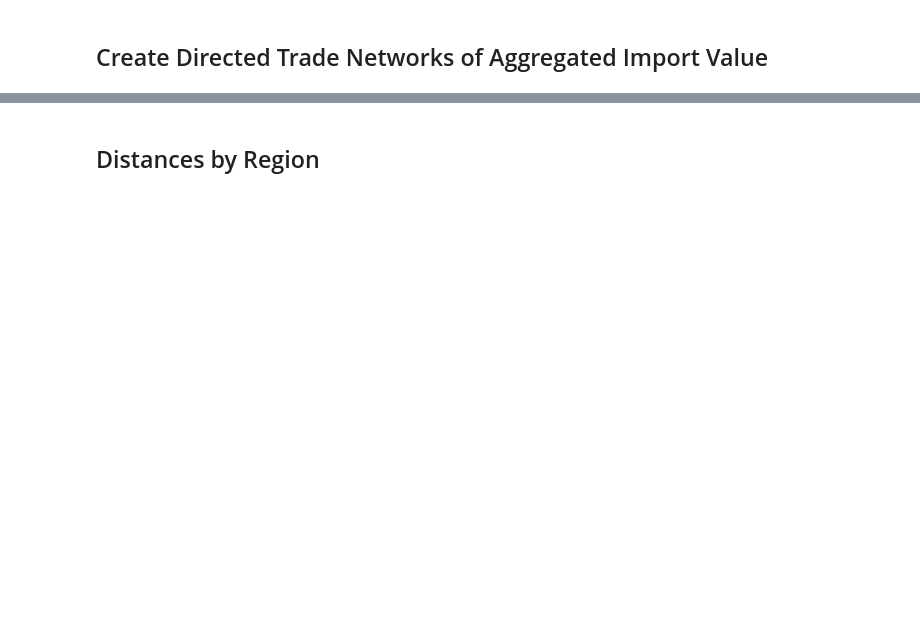
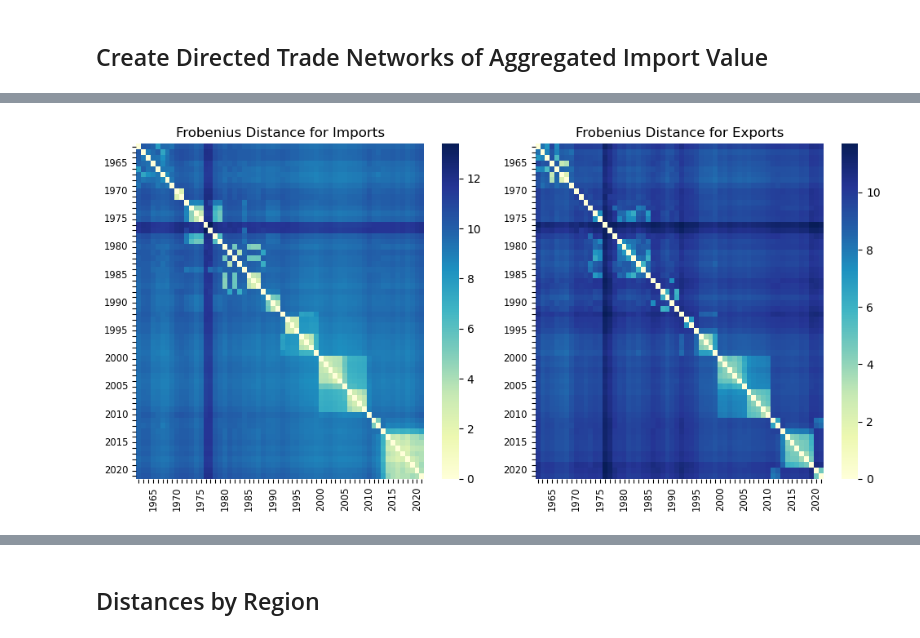
Before and after one commit to soschuetze/Trade-GNN-ChangePoint, a Jupyter notebook: network_exploration.ipynb, the cells around one changed output, grey strips where cells are left out. Drawn from its saved outputs; the diff is of its cells as text; code cells hidden in the pictures; blank space fills up the shorter version.

Commit message:
Distance metrics by region

```diff
--- a/network_exploration.ipynb
+++ b/network_exploration.ipynb
@@ -306,0 +261,6 @@ plt.show()
+# %%
+import_graphs = []
+
+for y in import_percent:
+    G = nx.from_pandas_adjacency(y, create_using=nx.DiGraph())
+    import_graphs.append(G)
@@ -306,0 +347,4 @@ plt.show()
+# %%
+frobenius_distances = pairwise_distance(export_graphs, frobenius_distance)
+# %%
+frobenius_distances_imports = pairwise_distance(import_graphs, frobenius_distance)
@@ -306,0 +364,29 @@ plt.show()
+# %%
+def create_heatmaps(import_distances, export_distances, distance_name):
+    # Create subplots
+    years = range(1962,2022)
+    fig, axs = plt.subplots(1, 2, figsize=(10, 5))
+
+    xlabels = [i if i % 5 == 0 else '' for i in years]  # change the step to your preference
+    ylabels = [i if i % 5 == 0 else '' for i in years]  # change the step to your preference
+    sns.heatmap(import_distances, ax=axs[0], cmap='YlGnBu', cbar=True, xticklabels=xlabels, yticklabels=ylabels)
+
+    axs[0].set_xticklabels(xlabels, size='small')
+    axs[0].set_yticklabels(ylabels, size='small')
+    axs[0].set_title(f"{distance_name} for Imports")
+
+    sns.heatmap(export_distances, ax=axs[1], cmap='YlGnBu', cbar=True, xticklabels=xlabels, yticklabels=ylabels)
+
+    axs[1].set_xticklabels(xlabels, size='small')
+    axs[1].set_yticklabels(ylabels, size='small')
+    axs[1].set_title(f"{distance_name} for Exports")
+
+    # Adjust layout to prevent overlap
+    plt.tight_layout()
+
+    # Show the plot
+    plt.show()
+# %%
+create_heatmaps(frobenius_distances_imports, frobenius_distances, 'Frobenius Distance')
+# %% [output]
+[figure, added]
```
Also changed, not shown: parts of 97 cells of this notebook, 3 other files.
